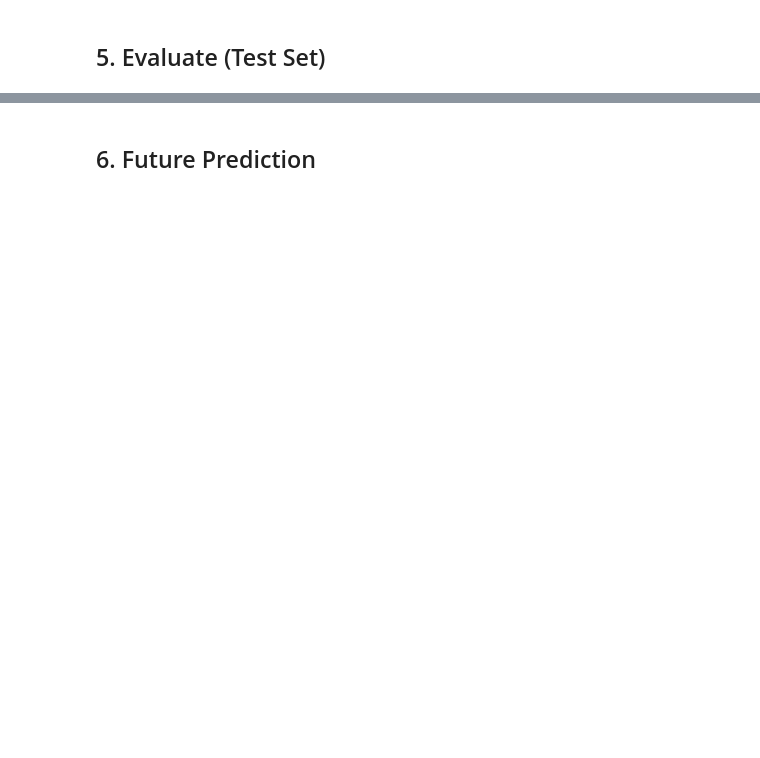
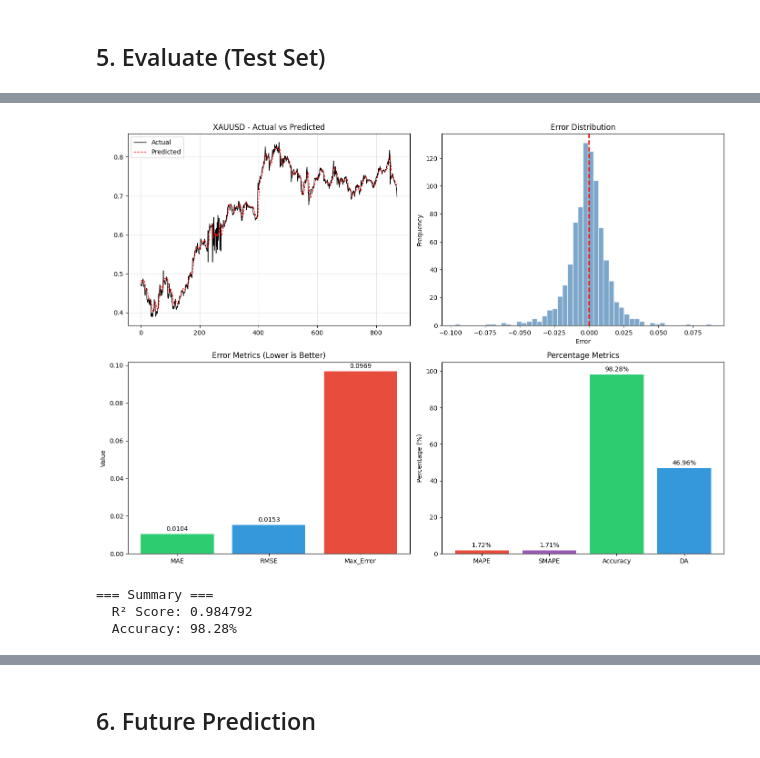
Before and after one commit to Vanszs/XAUUSD_Pred_Bot, a Jupyter notebook: analysis.ipynb, the cells around one changed output, grey strips where cells are left out. Saved outputs shown, nothing was run; the diff lists cells and outputs as text; code cells hidden in the pictures; blank space fills up the shorter version.

```diff
--- a/analysis.ipynb
+++ b/analysis.ipynb
@@ -87,0 +177,62 @@ plt.show()
+# %%
+# Reload module
+import importlib
+import src.utils
+importlib.reload(src.utils)
+from src.utils import calculate_metrics
+
+if 'model' not in locals():
+    print("Error: 'model' is not defined. Run training cell first.")
+else:
+    final_preds, lstm_preds, arima_preds = model.predict(X_test)
+    metrics = calculate_metrics(y_test, final_preds)
+
+    # Create figure with 3 subplots
+    fig, axes = plt.subplots(2, 2, figsize=(14, 10))
+
+    # 1. Actual vs Predicted
+    axes[0, 0].plot(y_test, label="Actual", color='black', linewidth=1)
+    axes[0, 0].plot(final_preds, label="Predicted", color='red', linestyle='--', linewidth=1)
+    axes[0, 0].set_title(f"{SYMBOL} - Actual vs Predicted")
+    axes[0, 0].legend()
+    axes[0, 0].grid(True, alpha=0.3)
+
+    # 2. Error Distribution (Histogram)
+    errors = y_test.flatten() - final_preds.flatten()
+    axes[0, 1].hist(errors, bins=50, color='steelblue', edgecolor='white', alpha=0.7)
+    axes[0, 1].axvline(x=0, color='red', linestyle='--', linewidth=2)
+    axes[0, 1].set_title("Error Distribution")
+    axes[0, 1].set_xlabel("Error")
+    axes[0, 1].set_ylabel("Frequency")
+
+    # 3. Key Metrics Bar Chart
+    key_metrics = ['MAE', 'RMSE', 'Max_Error']
+    key_values = [metrics[k] for k in key_metrics]
+    colors = ['#2ecc71', '#3498db', '#e74c3c']
+    bars = axes[1, 0].bar(key_metrics, key_values, color=colors)
+    axes[1, 0].set_title("Error Metrics (Lower is Better)")
+    axes[1, 0].set_ylabel("Value")
+    for bar, val in zip(bars, key_values):
+        axes[1, 0].text(bar.get_x() + bar.get_width()/2, bar.get_height() + 0.001,
+                        f'{val:.4f}', ha='center', va='bottom', fontsize=10)
+
+    # 4. Percentage Metrics Bar Chart
+    pct_metrics = ['MAPE', 'SMAPE', 'Accuracy', 'DA']
+    pct_values = [metrics[k] for k in pct_metrics]
+    colors = ['#e74c3c', '#9b59b6', '#2ecc71', '#3498db']
+    bars = axes[1, 1].bar(pct_metrics, pct_values, color=colors)
+    axes[1, 1].set_title("Percentage Metrics")
+    axes[1, 1].set_ylabel("Percentage (%)")
+    axes[1, 1].set_ylim(0, 105)
+    for bar, val in zip(bars, pct_values):
+        axes[1, 1].text(bar.get_x() + bar.get_width()/2, bar.get_height() + 1,
+                        f'{val:.2f}%', ha='center', va='bottom', fontsize=10)
+
+    plt.tight_layout()
+    plt.show()
+
+    # Print R² separately
+    print(f"\n=== Summary ===")
+    print(f"  R² Score: {metrics['R2']:.6f}")
+    print(f"  Accuracy: {metrics['Accuracy']:.2f}%")
+# %% [output]
@@ -87,0 +240,4 @@ plt.show()
+[figure, added]
+=== Summary ===
+  R² Score: 0.984792
+  Accuracy: 98.28%
```
Also changed, not shown: parts of 14 cells of this notebook, 6 other files.
